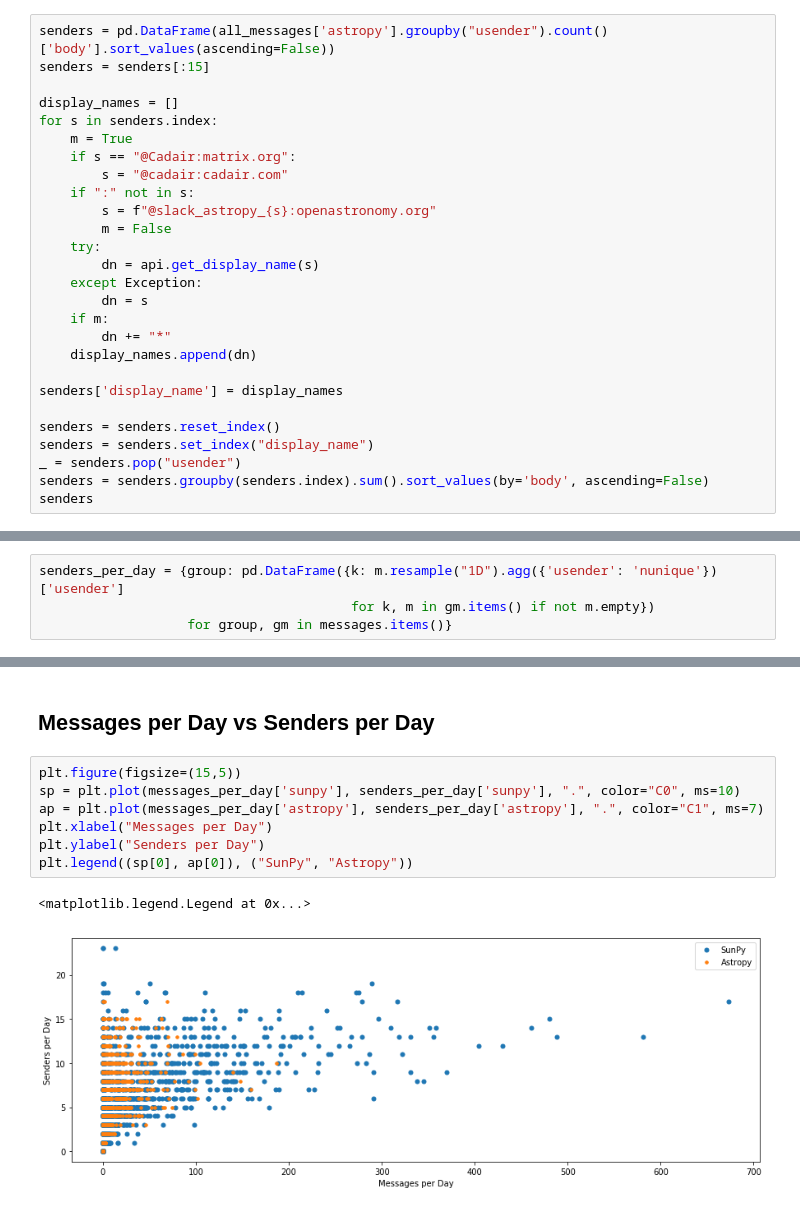
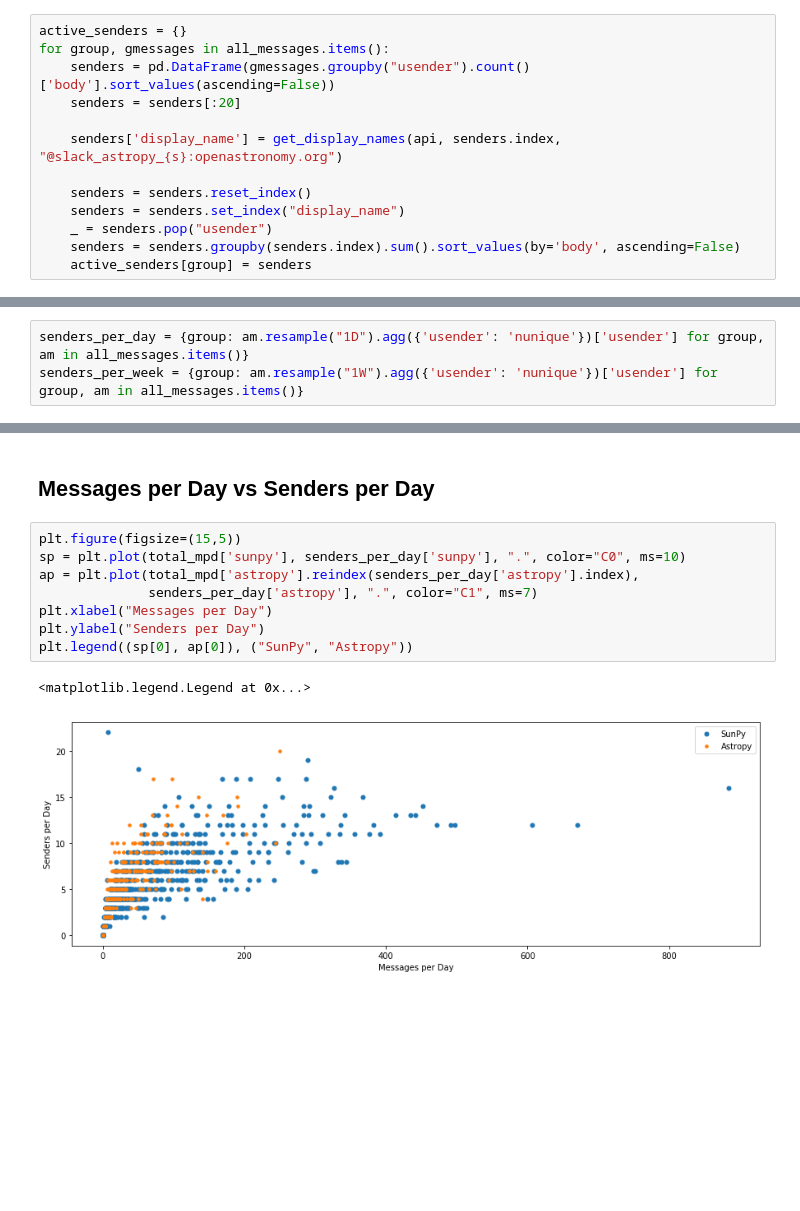
Before and after one commit to Cadair/chat_stats, a Jupyter notebook: astropy_sunpy.ipynb, the cells around one changed output, grey strips where cells are left out. Cells and saved outputs as stored; diff of their text form; blank space fills up the shorter version.

```diff
--- a/astropy_sunpy.ipynb
+++ b/astropy_sunpy.ipynb
@@ -142,29 +162,15 @@ None
 total_senders = {group: {k: m.groupby("usender").count()['body'] for k,m in gm.items()}
                  for group, gm in messages.items()}
 # %%
-senders = pd.DataFrame(all_messages['astropy'].groupby("usender").count()['body'].sort_values(ascending=False))
-senders = senders[:15]
+active_senders = {}
+for group, gmessages in all_messages.items():
+    senders = pd.DataFrame(gmessages.groupby("usender").count()['body'].sort_values(ascending=False))
+    senders = senders[:20]
 
-display_names = []
-for s in senders.index:
-    m = True
-    if s == "@Cadair:matrix.org":
-        s = "@cadair:cadair.com"
-    if ":" not in s:
-        s = f"@slack_astropy_{s}:openastronomy.org"
-        m = False
-    try:
-        dn = api.get_display_name(s)
-    except Exception:
-        dn = s
-    if m:
-        dn += "*"
-    display_names.append(dn)
+    senders['display_name'] = get_display_names(api, senders.index, "@slack_astropy_{s}:openastronomy.org")
 
-senders['display_name'] = display_names
-
-senders = senders.reset_index()
-senders = senders.set_index("display_name")
-_ = senders.pop("usender")
-senders = senders.groupby(senders.index).sum().sort_values(by='body', ascending=False)
-senders
+    senders = senders.reset_index()
+    senders = senders.set_index("display_name")
+    _ = senders.pop("usender")
+    senders = senders.groupby(senders.index).sum().sort_values(by='body', ascending=False)
+    active_senders[group] = senders
@@ -188,4 +200,3 @@ senders
 # %%
-senders_per_day = {group: pd.DataFrame({k: m.resample("1D").agg({'usender': 'nunique'})['usender']
-                                        for k, m in gm.items() if not m.empty})
-                   for group, gm in messages.items()}
+senders_per_day = {group: am.resample("1D").agg({'usender': 'nunique'})['usender'] for group, am in all_messages.items()}
+senders_per_week = {group: am.resample("1W").agg({'usender': 'nunique'})['usender'] for group, am in all_messages.items()}
@@ -210,11 +215,12 @@ None
 ## Messages per Day vs Senders per Day
 # %%
 plt.figure(figsize=(15,5))
-sp = plt.plot(messages_per_day['sunpy'], senders_per_day['sunpy'], ".", color="C0", ms=10)
-ap = plt.plot(messages_per_day['astropy'], senders_per_day['astropy'], ".", color="C1", ms=7)
+sp = plt.plot(total_mpd['sunpy'], senders_per_day['sunpy'], ".", color="C0", ms=10)
+ap = plt.plot(total_mpd['astropy'].reindex(senders_per_day['astropy'].index),
+              senders_per_day['astropy'], ".", color="C1", ms=7)
 plt.xlabel("Messages per Day")
 plt.ylabel("Senders per Day")
 plt.legend((sp[0], ap[0]), ("SunPy", "Astropy"))
 # %% [output]
 <matplotlib.legend.Legend at 0x...>
-[figure, old version]
+[figure, new version]
```
Also changed, not shown: parts of 19 cells of this notebook, 3 other files.
